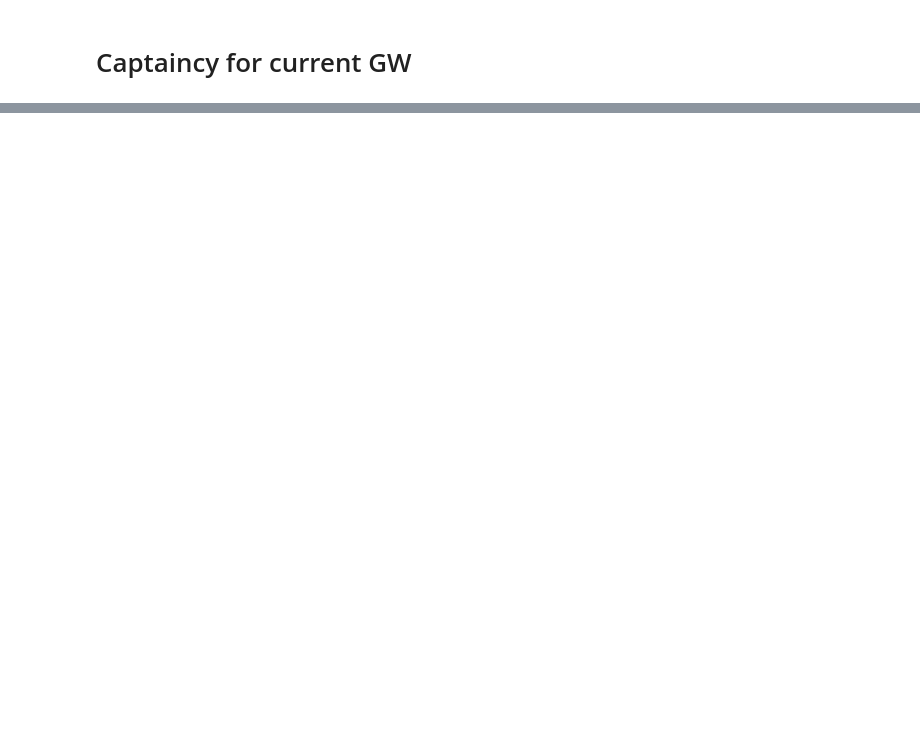
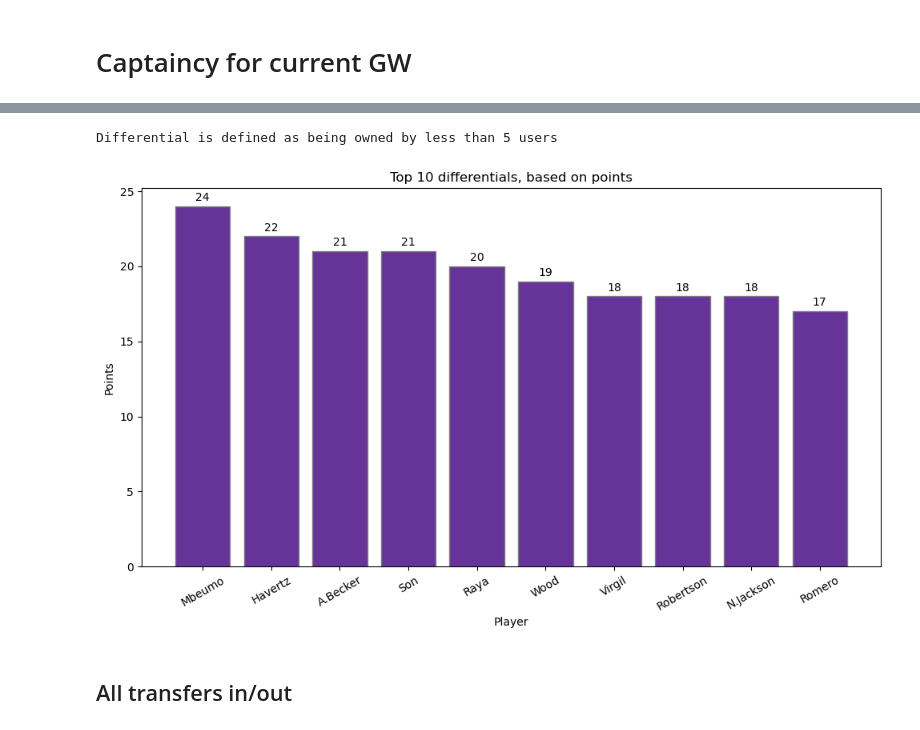
Before and after one commit to fajardgb/FPL-viz, a Jupyter notebook: league_user_viz/get_current_gw_data.ipynb, the cells around one changed output, grey strips where cells are left out. Drawn from its saved outputs; the diff is of its cells as text; code cells hidden in the pictures; blank space fills up the shorter version.

Commit message:
transfers in out

```diff
--- a/league_user_viz/get_current_gw_data.ipynb
+++ b/league_user_viz/get_current_gw_data.ipynb
@@ -111,0 +370,12 @@ plot_active_chips(user_ids, GW, save_dir=f'league_{league_id}/output/GW{GW}')
+# %%
+# define differential via percent max owned
+min_percent_owned = .25
+own_max = int(len(user_ids)*min_percent_owned)
+print(f"Differential is defined as being owned by less than {own_max} users")
+
+plot_differentials_by_points(df, GW=GW, own_max=own_max, topN=10, save_dir=f'league_{league_id}/output/GW{GW}')
+# %% [output]
+Differential is defined as being owned by less than 5 users
+[figure, added]
+# %% [markdown]
+## All transfers in/out
```
Also changed, not shown: parts of 40 cells of this notebook, 14 other files.
